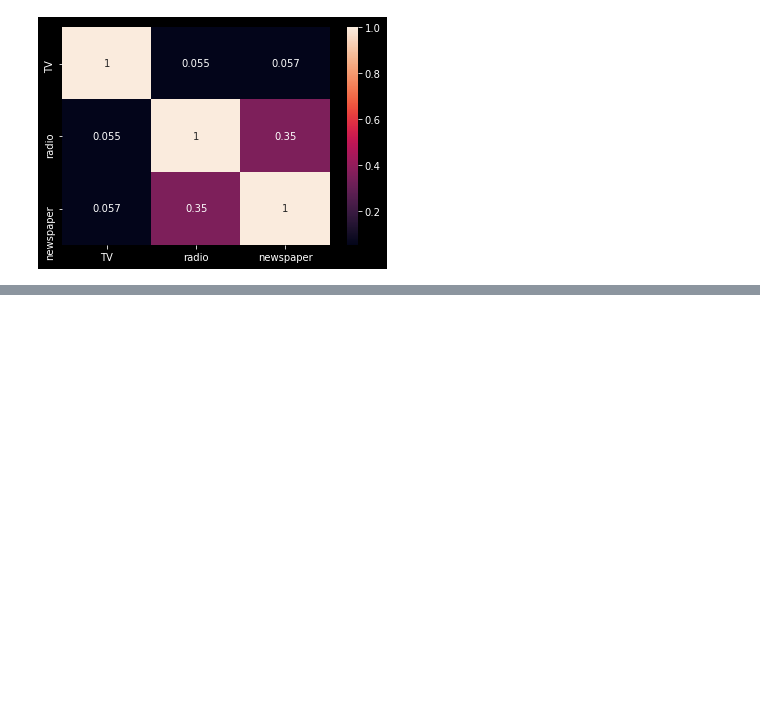
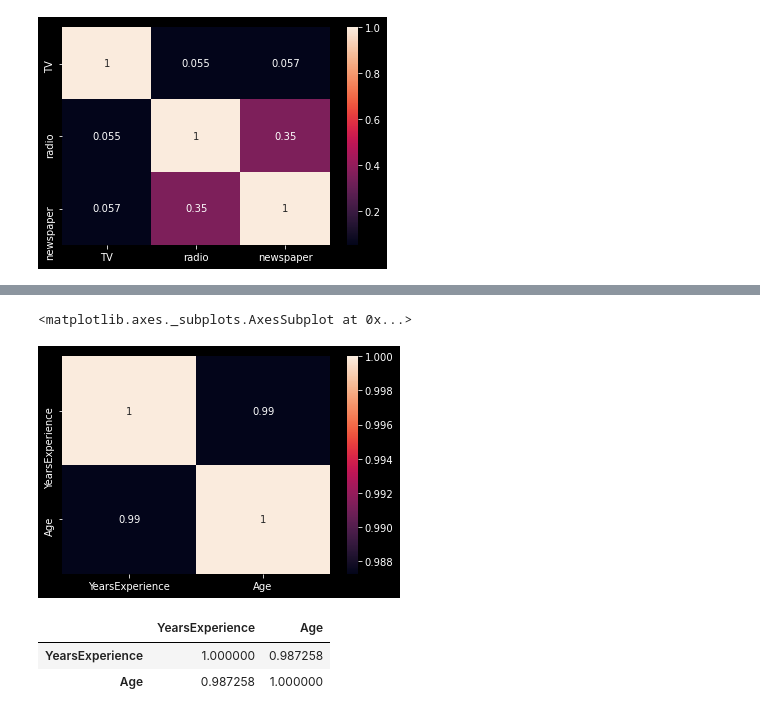
Before and after one commit to kwabena55/ML-Crash-Course, a Jupyter notebook: 27.MultiCollinearity in Regression.ipynb, the cells around one changed output, grey strips where cells are left out. Drawn from its saved outputs; the diff is of its cells as text; code cells hidden in the pictures; blank space fills up the shorter version.

```diff
--- a/27.MultiCollinearity in Regression.ipynb
+++ b/27.MultiCollinearity in Regression.ipynb
@@ -89,3 +89,6 @@ sns.heatmap(x.corr(), annot=True)
 [figure]
 # %%
 # Wroking on another Data
+# %%
+df1=pd.read_csv("Data/salary.csv")
+df1.head()
@@ -91,0 +102,3 @@ sns.heatmap(x.corr(), annot=True)
+# %%
+X1=df1[["YearsExperience","Age"]]
+X1.head()
@@ -91,0 +112,2 @@ sns.heatmap(x.corr(), annot=True)
+# %%
+X1=X=sm.add_constant(X1)
@@ -91,0 +142,11 @@ sns.heatmap(x.corr(), annot=True)
+# %%
+sns.heatmap(X1.iloc[:,1:].corr(), annot=True)
+# %% [output]
+<matplotlib.axes._subplots.AxesSubplot at 0x...>
+[figure, added]
+# %%
+X1.iloc[:,1:].corr()  # MC exisit
+# %% [output]
+|  | YearsExperience | Age |
+| YearsExperience | 1.000000 | 0.987258 |
+| Age | 0.987258 | 1.000000 |
```
Also changed, not shown: parts of 5 cells of this notebook, 1 other file.
